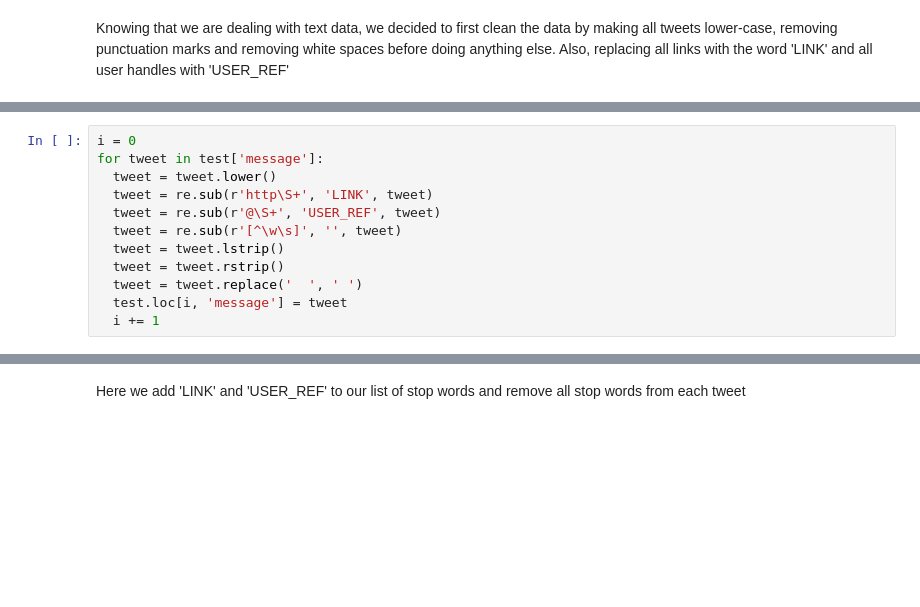
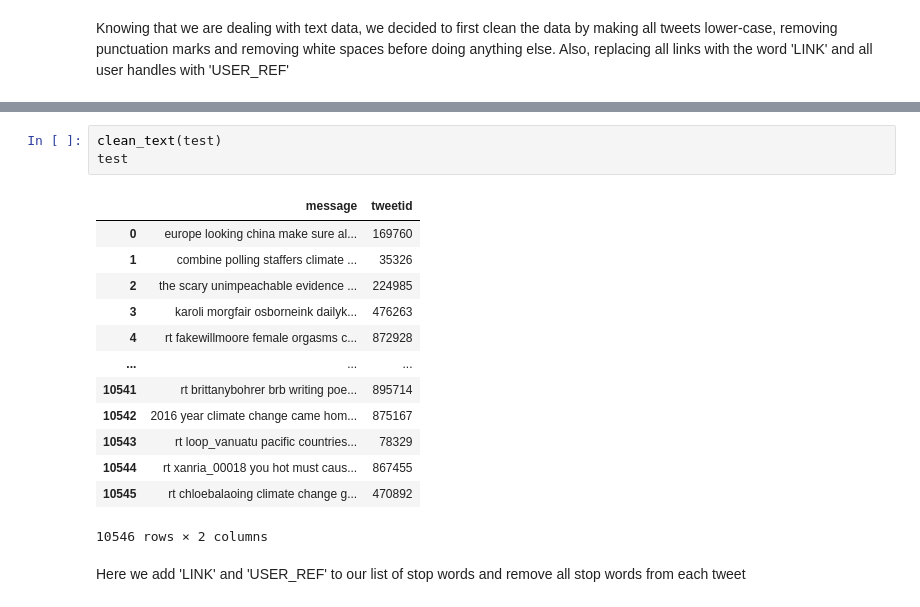
Before and after one commit to Stephane-Masamba/Team_4_CPT_ML-Classification, a Jupyter notebook: Team_4_CPT.ipynb, the cells around one changed output, grey strips where cells are left out. Drawn from its saved outputs; the diff is of its cells as text; blank space fills up the shorter version.

```diff
--- a/Team_4_CPT.ipynb
+++ b/Team_4_CPT.ipynb
@@ -225,12 +208,0 @@ train
-# %%
-i = 0
-for tweet in test['message']:
-  tweet = tweet.lower()
-  tweet = re.sub(r'http\S+', 'LINK', tweet)
-  tweet = re.sub(r'@\S+', 'USER_REF', tweet)
-  tweet = re.sub(r'[^\w\s]', '', tweet)
-  tweet = tweet.lstrip()
-  tweet = tweet.rstrip()
-  tweet = tweet.replace('  ', ' ')
-  test.loc[i, 'message'] = tweet
-  i += 1
@@ -253,3 +226,20 @@ test
+# %%
+clean_text(test)
+test
+# %% [output]
+|  | message | tweetid |
+| 0 | europe looking china make sure al... | 169760 |
+| 1 | combine polling staffers climate ... | 35326 |
+| 2 | the scary unimpeachable evidence ... | 224985 |
+| 3 | karoli morgfair osborneink dailyk... | 476263 |
+| 4 | rt fakewillmoore female orgasms c... | 872928 |
+| ... | ... | ... |
+| 10541 | rt brittanybohrer brb writing poe... | 895714 |
+| 10542 | 2016 year climate change came hom... | 875167 |
+| 10543 | rt loop_vanuatu pacific countries... | 78329 |
+| 10544 | rt xanria_00018 you hot must caus... | 867455 |
+| 10545 | rt chloebalaoing climate change g... | 470892 |
+10546 rows × 2 columns
 # %% [markdown]
 Here we add 'LINK' and 'USER_REF' to our list of stop words and remove all stop words from each tweet
 # %%
```
Also changed, not shown: parts of 4 cells of this notebook.
